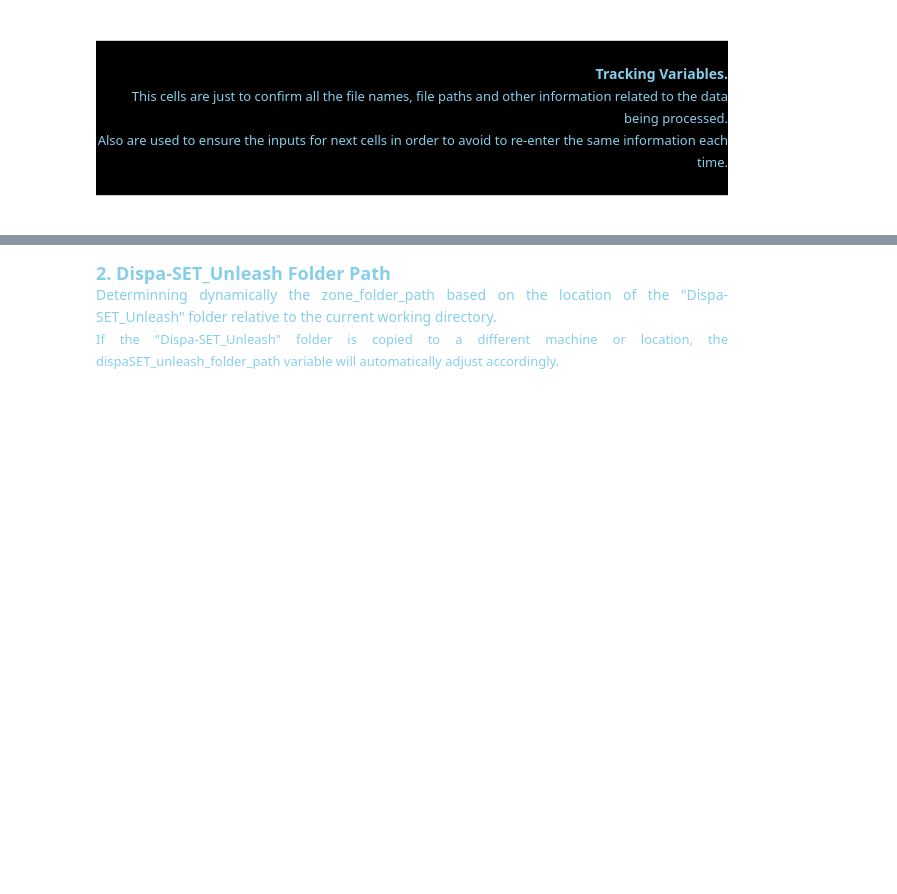
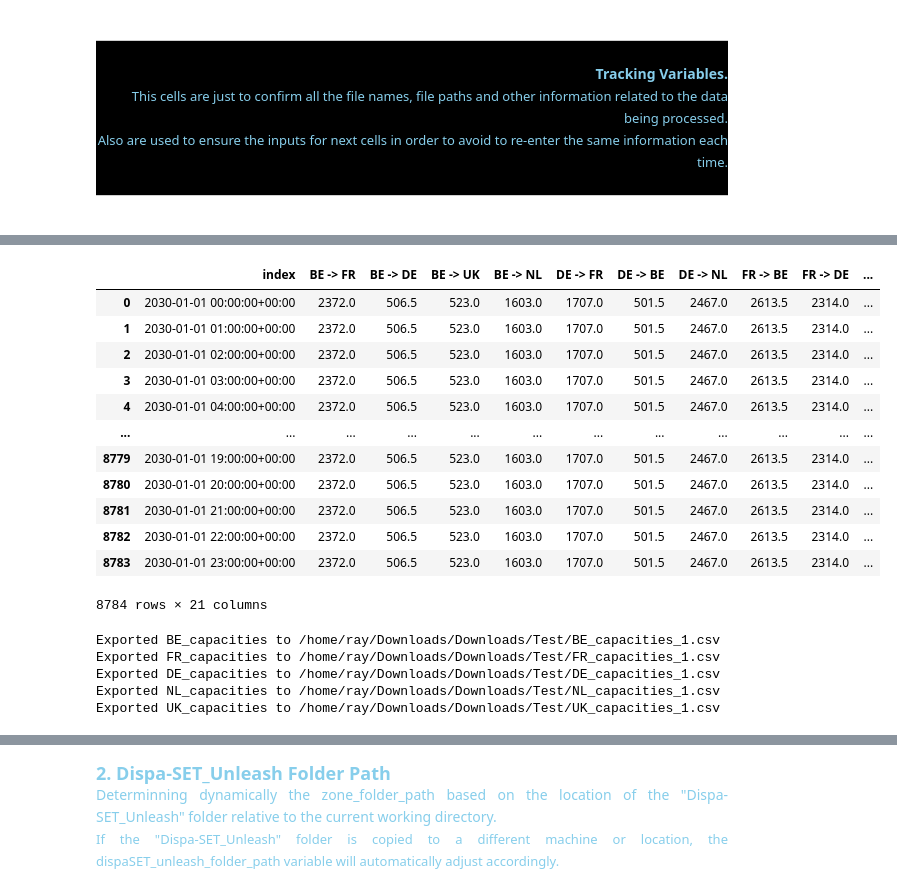
Before and after one commit to RayRojasCandia/Dispa-SET_UNLEASH, a Jupyter notebook: scripts/Unleash_PyPSA_DispaSET_Raw_Data_Processing/PyPSA_NTC_Formatting.ipynb, the cells around one changed output, grey strips where cells are left out. Saved outputs shown, nothing was run; the diff lists cells and outputs as text; code cells hidden in the pictures; blank space fills up the shorter version.

```diff
--- a/scripts/Unleash_PyPSA_DispaSET_Raw_Data_Processing/PyPSA_NTC_Formatting.ipynb
+++ b/scripts/Unleash_PyPSA_DispaSET_Raw_Data_Processing/PyPSA_NTC_Formatting.ipynb
@@ -530,0 +2296,15 @@ print (f"Name of the Scaled Inflows DataFrames (dictionary):       {list(scaled_
+# %%
+# 1. ------------------------------------------------------- Dictionary mapping Dispa-SET acronyms to PyPSA tech names
+tech_equivalences_dict = {
+
+                            # -----------------------
+                            # Interconection lines
+                            # -----------------------
+                            "Tech_AC"  :  {"transmission_lines": ["AC"  ] ,   "capacities": ["AC Transmission lines"  ],   "RM_Factor": ["0.898"  ] } ,
+
+                            "Tech_DC"  :  {"transmission_lines": ["DC"  ] ,   "capacities": ["DC Transmission lines"  ],   "RM_Factor": ["1.000"  ] } ,
+
+                          }
+
+# 2. ------------------------------------------------------------------------------------------------------------ Done
+tech_equivalences_dict
@@ -530,0 +2950,22 @@ print (f"Name of the Scaled Inflows DataFrames (dictionary):       {list(scaled_
+# %%
+# 1. ------------------------------------------- Iterate over each column in ntc_df that matches the pattern 'XX -> YY'
+for col in ntc_df.columns:
+    if ' -> ' in col:
+# 1.1. --------------------------------------------------------------------- Extract 'XX' and 'YY' from the column name
+        XX, YY = col.split(' -> ')
+
+# 1.2. -----------------------------------------------  Find the row in ntc_matrix_raw_data where 'From / To' equals XX
+        row = ntc_matrix_raw_data[ntc_matrix_raw_data['From / To'] == XX]
+
+# 1.3. --------------------------------------------------------- Find the column in ntc_matrix_raw_data that matches YY
+        if YY in ntc_matrix_raw_data.columns:
+
+# 1.3.1. ------------------------------------------------------ Get the value at the intersection of the row and column
+            value = row[YY].values
+
+# 1.3.2. --------------------------------------------------------------  Overwrite the column in ntc_df with this value
+            if len(value) > 0:
+                ntc_df[col] = value[0]
+
+# 2. ------------------------------------------------------------------------------------------------------------- Done
+print(ntc_df)
@@ -530,0 +3120,38 @@ print (f"Name of the Scaled Inflows DataFrames (dictionary):       {list(scaled_
+# %%
+ntc_df
+# %% [output]
+|  | index | BE -> FR | BE -> DE | BE -> UK | BE -> NL | DE -> FR | DE -> BE | DE -> NL | FR -> BE | FR -> DE | ... |
+| 0 | 2030-01-01 00:00:00+00:00 | 2372.0 | 506.5 | 523.0 | 1603.0 | 1707.0 | 501.5 | 2467.0 | 2613.5 | 2314.0 | ... |
+| 1 | 2030-01-01 01:00:00+00:00 | 2372.0 | 506.5 | 523.0 | 1603.0 | 1707.0 | 501.5 | 2467.0 | 2613.5 | 2314.0 | ... |
+| 2 | 2030-01-01 02:00:00+00:00 | 2372.0 | 506.5 | 523.0 | 1603.0 | 1707.0 | 501.5 | 2467.0 | 2613.5 | 2314.0 | ... |
+| 3 | 2030-01-01 03:00:00+00:00 | 2372.0 | 506.5 | 523.0 | 1603.0 | 1707.0 | 501.5 | 2467.0 | 2613.5 | 2314.0 | ... |
+| 4 | 2030-01-01 04:00:00+00:00 | 2372.0 | 506.5 | 523.0 | 1603.0 | 1707.0 | 501.5 | 2467.0 | 2613.5 | 2314.0 | ... |
+| ... | ... | ... | ... | ... | ... | ... | ... | ... | ... | ... | ... |
+| 8779 | 2030-01-01 19:00:00+00:00 | 2372.0 | 506.5 | 523.0 | 1603.0 | 1707.0 | 501.5 | 2467.0 | 2613.5 | 2314.0 | ... |
+| 8780 | 2030-01-01 20:00:00+00:00 | 2372.0 | 506.5 | 523.0 | 1603.0 | 1707.0 | 501.5 | 2467.0 | 2613.5 | 2314.0 | ... |
+| 8781 | 2030-01-01 21:00:00+00:00 | 2372.0 | 506.5 | 523.0 | 1603.0 | 1707.0 | 501.5 | 2467.0 | 2613.5 | 2314.0 | ... |
+| 8782 | 2030-01-01 22:00:00+00:00 | 2372.0 | 506.5 | 523.0 | 1603.0 | 1707.0 | 501.5 | 2467.0 | 2613.5 | 2314.0 | ... |
+| 8783 | 2030-01-01 23:00:00+00:00 | 2372.0 | 506.5 | 523.0 | 1603.0 | 1707.0 | 501.5 | 2467.0 | 2613.5 | 2314.0 | ... |
+8784 rows × 21 columns
+# %%
+# Define the path where the CSV files will be saved
+export_path = "/home/ray/Downloads/Downloads/Test/"
+
+# Ensure the directory exists
+os.makedirs(export_path, exist_ok=True)
+
+# Loop through each DataFrame in the dictionary
+for country, df in nodal_capacities_dfs_dict.items():
+    # Define the full path for each CSV file
+    filename = os.path.join(export_path, f"{country}_1.csv")
+
+    # Export the DataFrame to CSV
+    df.to_csv(filename, index=False)
+
+    print(f"Exported {country} to {filename}")
+# %% [output]
+Exported BE_capacities to /home/ray/Downloads/Downloads/Test/BE_capacities_1.csv
+Exported FR_capacities to /home/ray/Downloads/Downloads/Test/FR_capacities_1.csv
+Exported DE_capacities to /home/ray/Downloads/Downloads/Test/DE_capacities_1.csv
+Exported NL_capacities to /home/ray/Downloads/Downloads/Test/NL_capacities_1.csv
+Exported UK_capacities to /home/ray/Downloads/Downloads/Test/UK_capacities_1.csv
```
Also changed, not shown: parts of 39 cells of this notebook, 30 other files.
